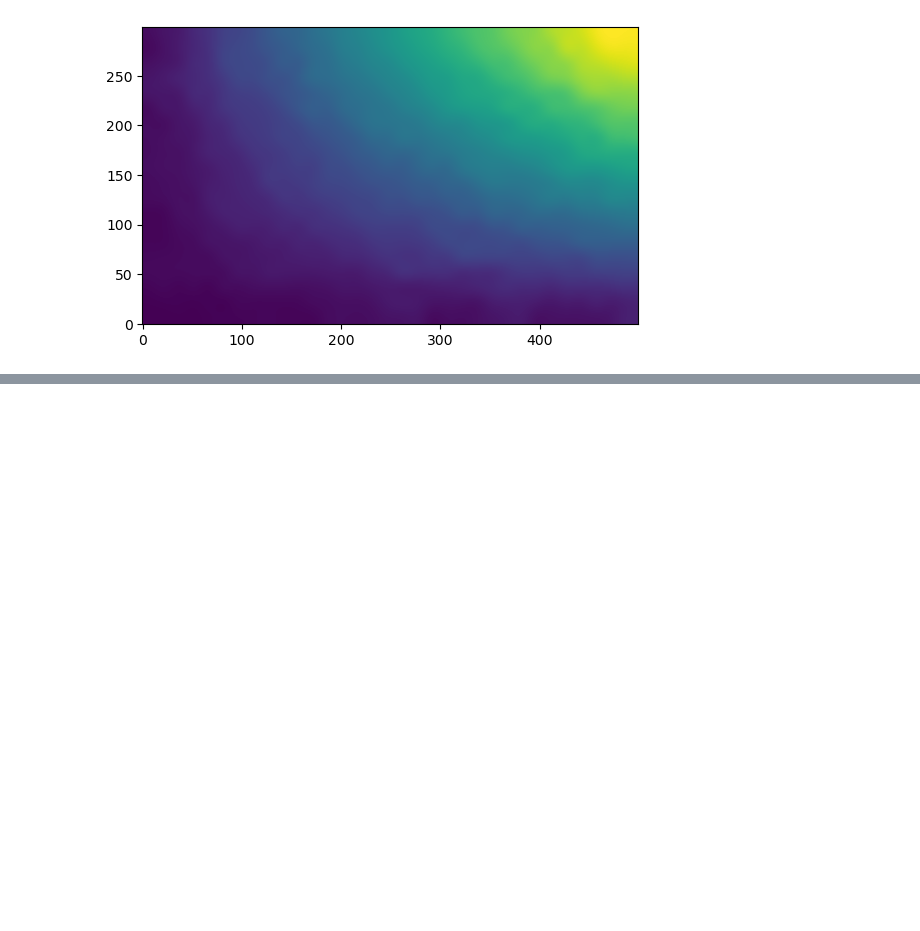
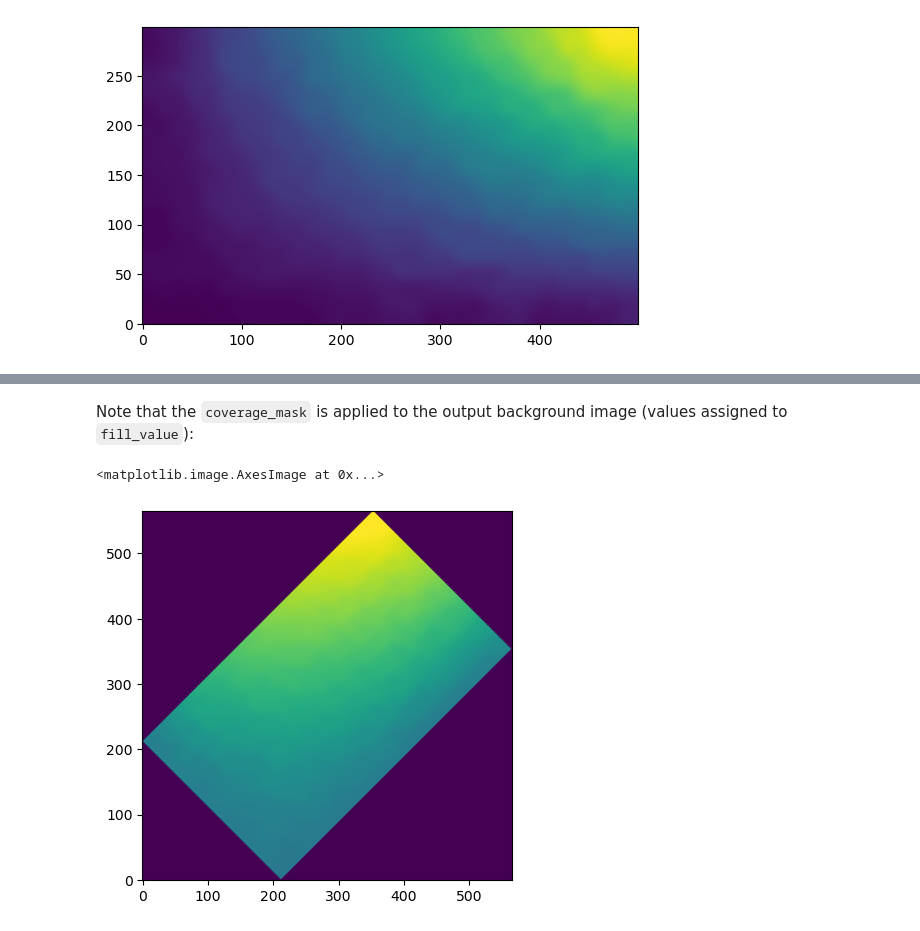
Before and after one commit to sh4rkNy/guide_photutils, a Jupyter notebook: background.ipynb, the cells around one changed output, grey strips where cells are left out. Saved outputs shown, nothing was run; the diff lists cells and outputs as text; code cells hidden in the pictures; blank space fills up the shorter version.

```diff
--- a/background.ipynb
+++ b/background.ipynb
@@ -127,0 +158,17 @@ ax.imshow(bkg.background, origin='lower')
+# %%
+coverage_mask = (data3 == 0)
+bkg3 = Background2D(data3,
+                   (15, 15),
+                   filter_size=(3, 3),
+                  coverage_mask=coverage_mask,
+                   fill_value=0.0,
+                   exclude_percentile=50.0)
+# %% [markdown]
+Note that the `coverage_mask` is applied to the output background image (values assigned to `fill_value`):
+# %%
+norm = simple_norm(bkg3.background, 'sqrt', percent=99.5)
+fig, ax = plt.subplots()
+ax.imshow(bkg3.background, norm=norm, origin='lower')
+# %% [output]
+<matplotlib.image.AxesImage at 0x...>
+[figure, added]
```
Also changed, not shown: parts of 11 cells of this notebook.
